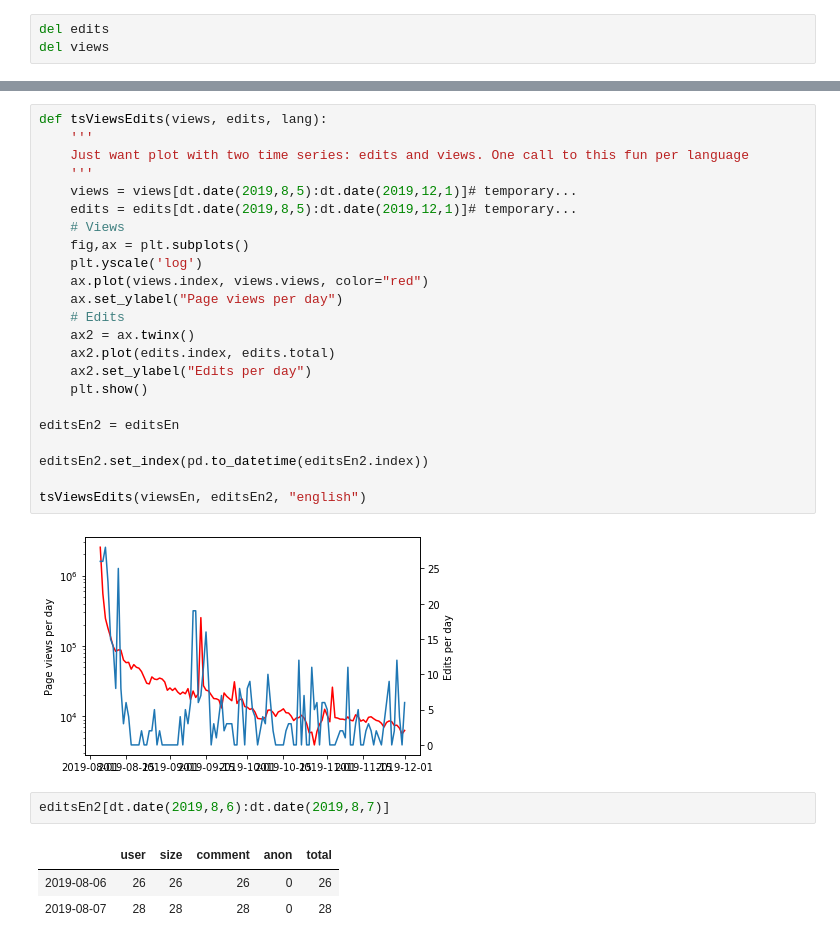
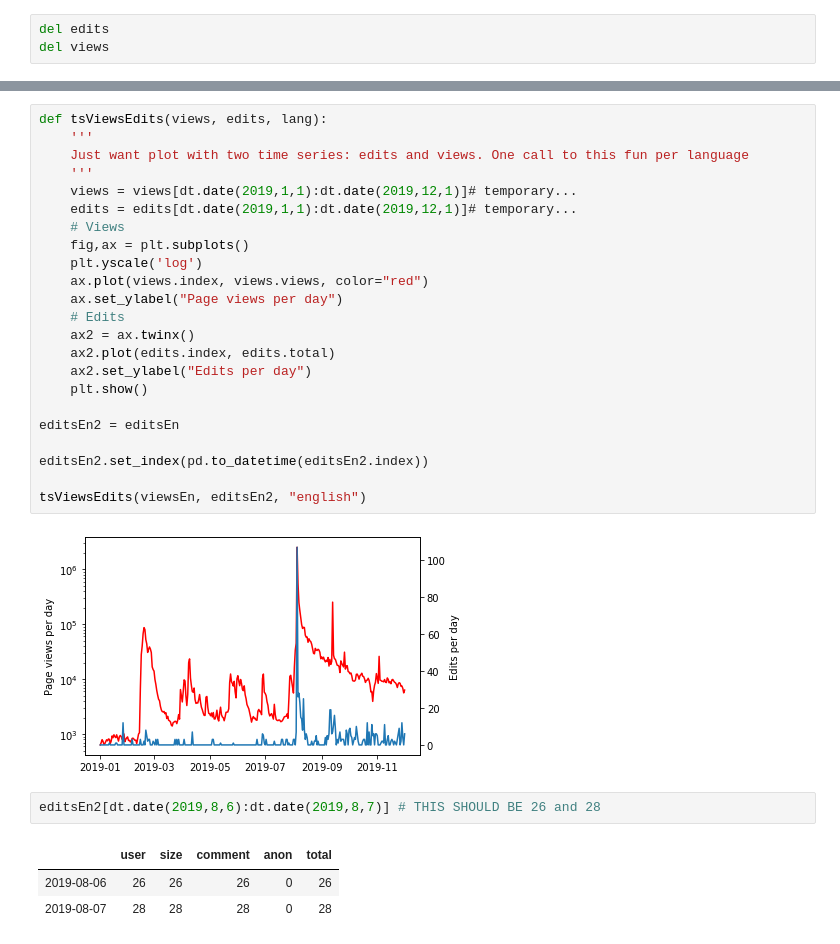
Before and after one commit to ViralNotPrasad/cscw-wiki, a Jupyter notebook: R/Pageviews.ipynb, the cells around one changed output, grey strips where cells are left out. Cells and saved outputs as stored; diff of their text form.

```diff
--- a/R/Pageviews.ipynb
+++ b/R/Pageviews.ipynb
@@ -550,30 +539,30 @@ The PostScript backend does not support transparency; partially transparent arti
 # %%
 def tsViewsEdits(views, edits, lang):
     '''
     Just want plot with two time series: edits and views. One call to this fun per language
     '''
-    views = views[dt.date(2019,8,5):dt.date(2019,12,1)]# temporary...
-    edits = edits[dt.date(2019,8,5):dt.date(2019,12,1)]# temporary...
+    views = views[dt.date(2019,1,1):dt.date(2019,12,1)]# temporary...
+    edits = edits[dt.date(2019,1,1):dt.date(2019,12,1)]# temporary...
     # Views
     fig,ax = plt.subplots()
     plt.yscale('log')
     ax.plot(views.index, views.views, color="red")
     ax.set_ylabel("Page views per day")
     # Edits
     ax2 = ax.twinx()
     ax2.plot(edits.index, edits.total)
     ax2.set_ylabel("Edits per day")
     plt.show()
 
 editsEn2 = editsEn
 
 editsEn2.set_index(pd.to_datetime(editsEn2.index))
 
 tsViewsEdits(viewsEn, editsEn2, "english")
 # %% [output]
-[figure, old version]
+[figure, new version]
 # %%
-editsEn2[dt.date(2019,8,6):dt.date(2019,8,7)]
+editsEn2[dt.date(2019,8,6):dt.date(2019,8,7)] # THIS SHOULD BE 26 and 28
 # %% [output]
 |  | user | size | comment | anon | total |
 | 2019-08-06 | 26 | 26 | 26 | 0 | 26 |
```
Also changed, not shown: parts of 9 cells of this notebook, 3 other files.
